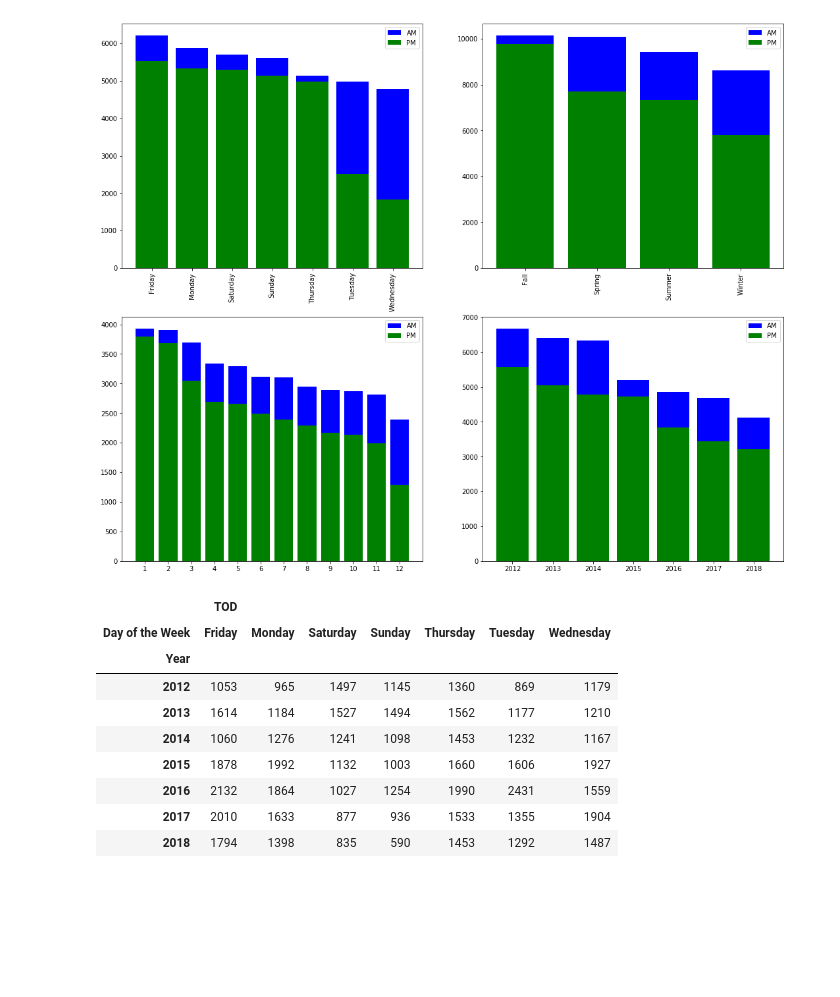
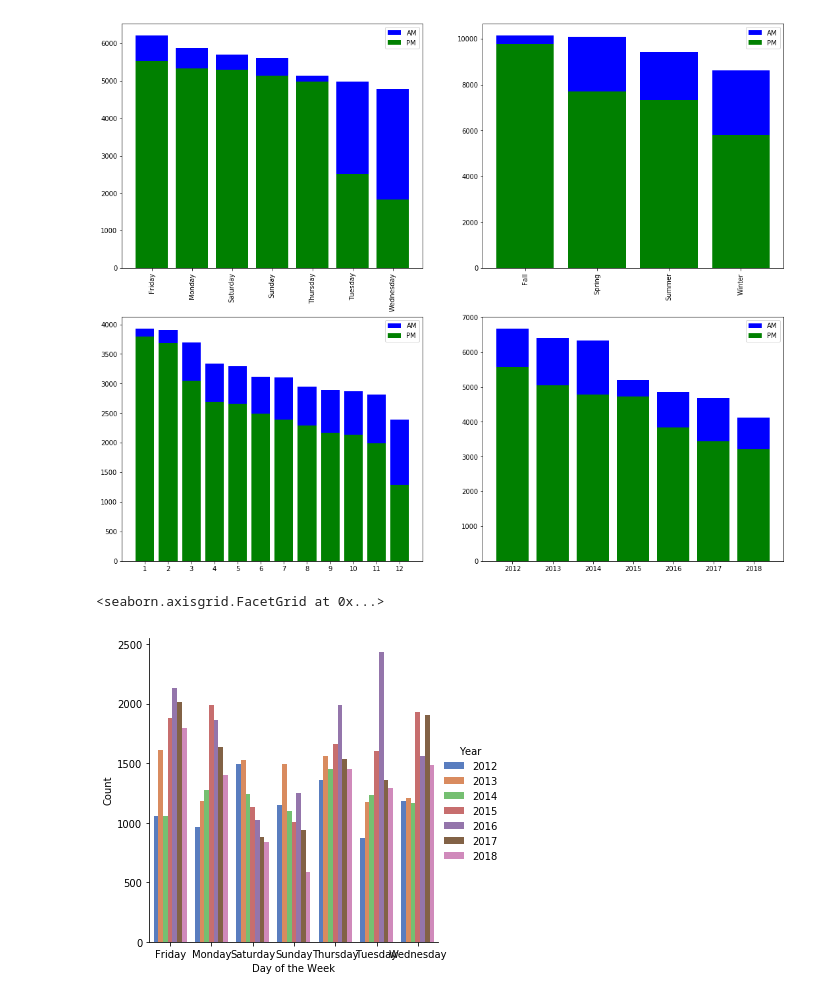
Before and after one commit to pabloarshid/playingwithlastfmdata, a Jupyter notebook: Untitled.ipynb, the cells around one changed output. Drawn from its saved outputs; the diff is of its cells as text; code cells hidden in the pictures; blank space fills up the shorter version.

Commit message:
added first seaborn plot

```diff
--- a/Untitled.ipynb
+++ b/Untitled.ipynb
@@ -183,20 +183,18 @@ ax2.legend( ('AM', 'PM') )
 # %% [output]
 <matplotlib.legend.Legend at 0x...>
 [figure]
-# %%
-# pd.pivot_table(lastfm,index=["Day of the Week"],values=["Date"],aggfunc=len)
-lastfm['Month'] = lastfm['Date'].dt.month
-lastfm['Year'] = lastfm['Date'].dt.year
-dotw = pd.pivot_table(lastfm,index=[ "Year"],values=["TOD"],columns=["Day of the Week"],aggfunc=len)
-dotw
-# %% [output]
-|  | TOD |  |  |  |  |  |  |
-| Day of the Week | Friday | Monday | Saturday | Sunday | Thursday | Tuesday | Wednesday |
-| Year |  |  |  |  |  |  |  |
-| 2012 | 1053 | 965 | 1497 | 1145 | 1360 | 869 | 1179 |
-| 2013 | 1614 | 1184 | 1527 | 1494 | 1562 | 1177 | 1210 |
-| 2014 | 1060 | 1276 | 1241 | 1098 | 1453 | 1232 | 1167 |
-| 2015 | 1878 | 1992 | 1132 | 1003 | 1660 | 1606 | 1927 |
-| 2016 | 2132 | 1864 | 1027 | 1254 | 1990 | 2431 | 1559 |
-| 2017 | 2010 | 1633 | 877 | 936 | 1533 | 1355 | 1904 |
-| 2018 | 1794 | 1398 | 835 | 590 | 1453 | 1292 | 1487 |
+# %%
+import seaborn as sns
+lastfm['Month'] = lastfm['Date'].dt.month
+lastfm['Year'] = lastfm['Date'].dt.year
+
+dotw = lastfm.groupby('Day of the Week').Year.value_counts()
+dotw.to_frame().Year
+dotw = dotw.reset_index(level=["Day of the Week"])
+dotw = dotw.rename(columns={'Year': 'Count'})
+dotw.reset_index(level=0, inplace=True)
+
+sns.factorplot("Day of the Week","Count", "Year", data=dotw, kind="bar", palette="muted")
+# %% [output]
+<seaborn.axisgrid.FacetGrid at 0x...>
+[figure, added]
```
Also changed, not shown: 2 other files.
